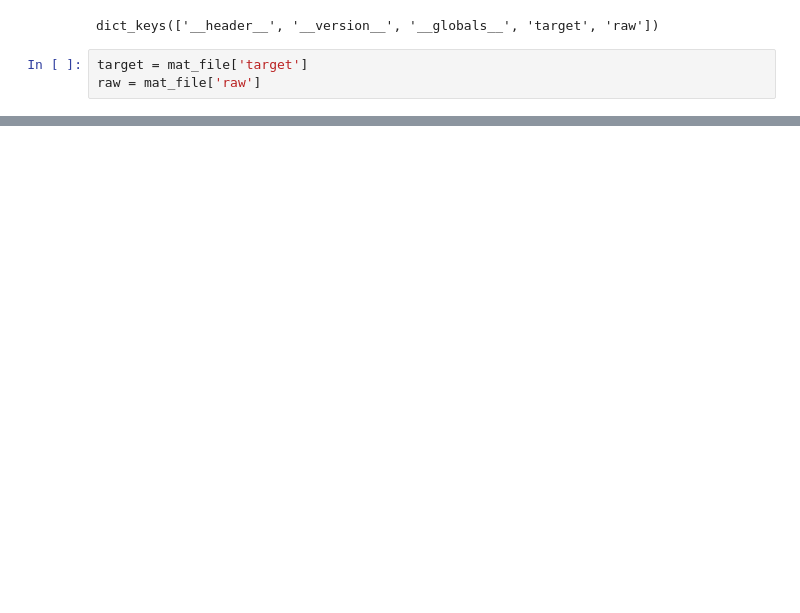
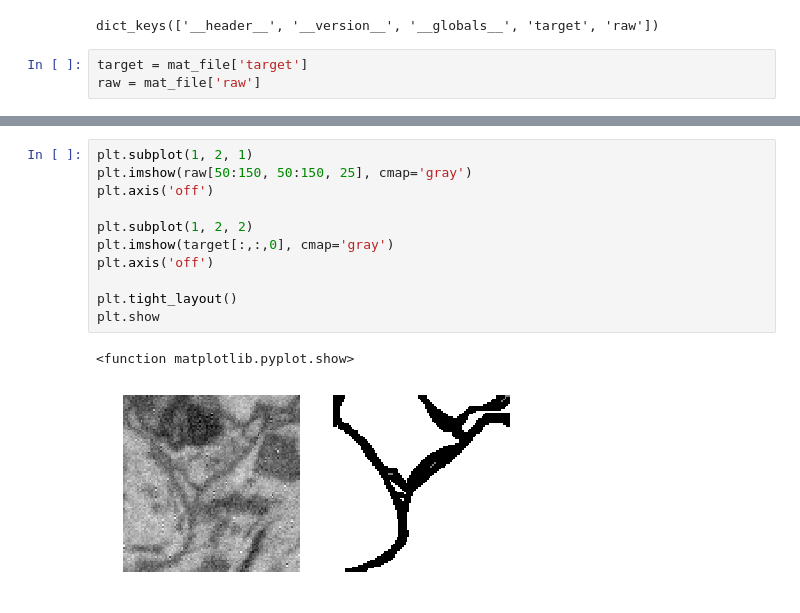
Before and after one commit to haeinkim/fira-capstone-project, a Jupyter notebook: SegEM_EDA.ipynb, the cells around one changed output, grey strips where cells are left out. Cells and saved outputs as stored; diff of their text form; blank space fills up the shorter version.

```diff
--- a/SegEM_EDA.ipynb
+++ b/SegEM_EDA.ipynb
@@ -34 +69,15 @@ plt.show
+# %%
+plt.subplot(1, 2, 1)
+plt.imshow(raw[50:150, 50:150, 25], cmap='gray')
+plt.axis('off')
+
+plt.subplot(1, 2, 2)
+plt.imshow(target[:,:,0], cmap='gray')
+plt.axis('off')
+
+plt.tight_layout()
+plt.show
+# %% [output]
+<function matplotlib.pyplot.show>
+[figure, added]
 # %%
```
Also changed, not shown: parts of 11 cells of this notebook.
